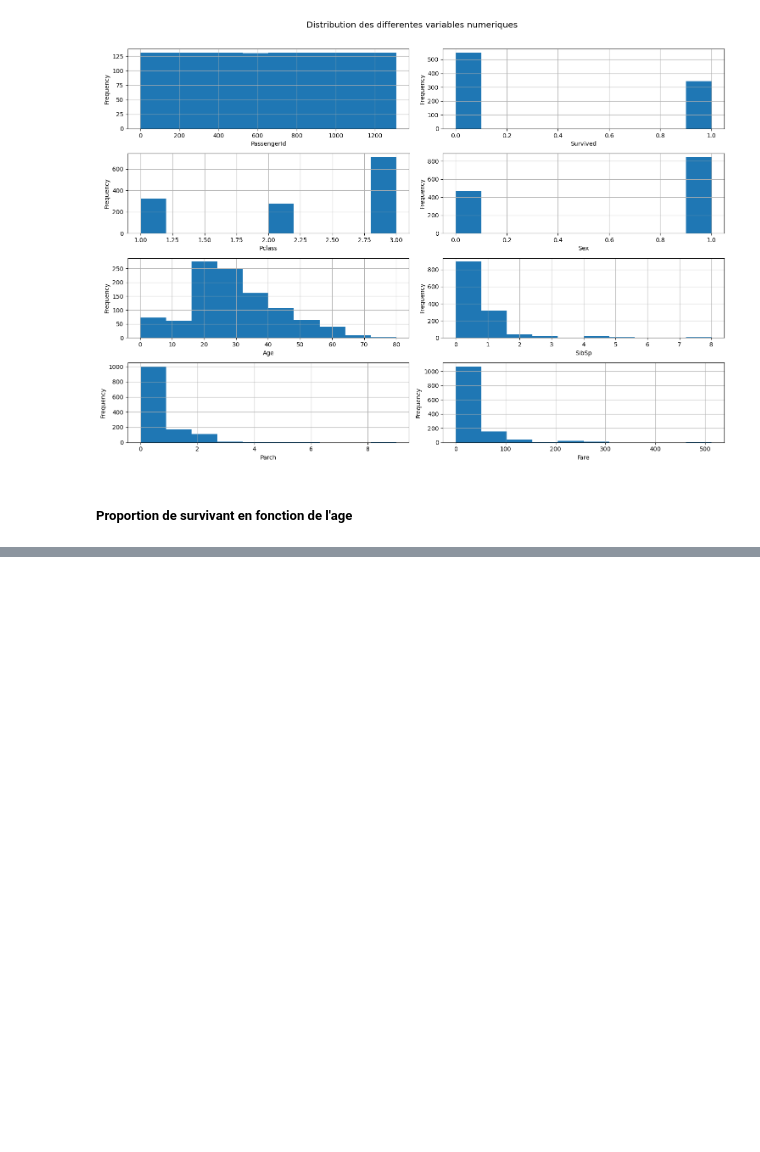
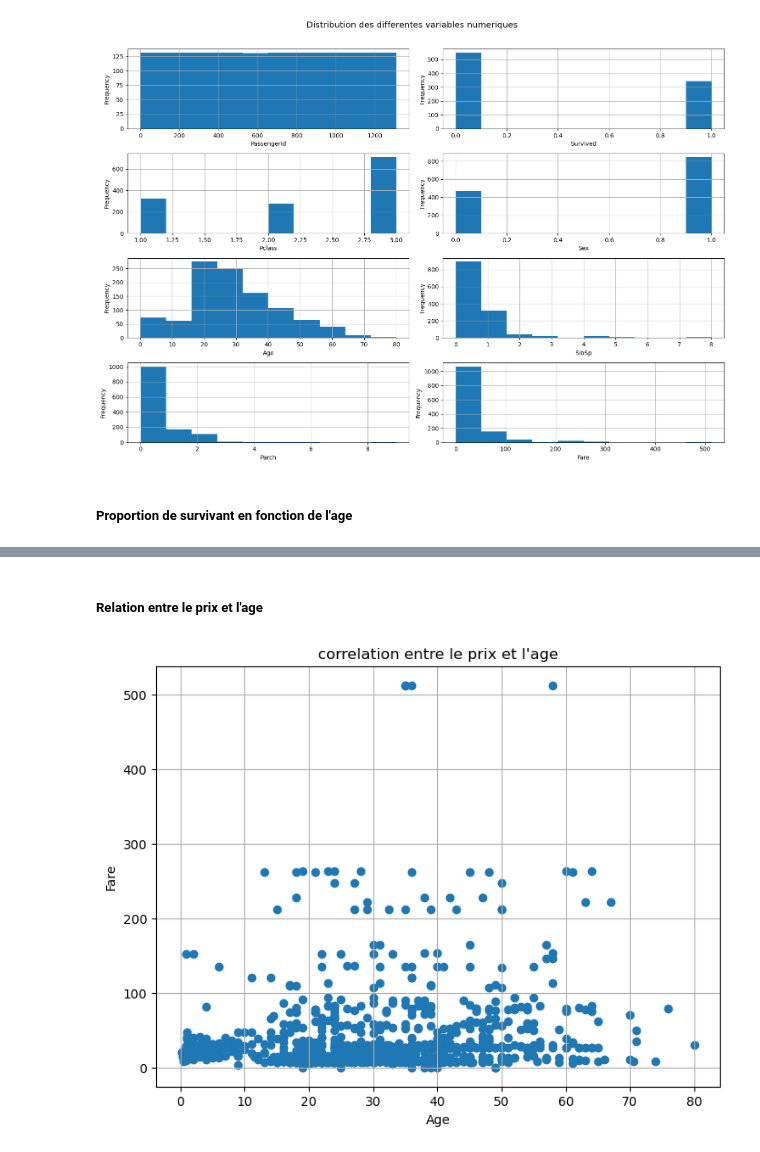
Before and after one commit to fabricepaka/Titanic, a Jupyter notebook: Titanic_Analyse_statistique.ipynb, the cells around one changed output, grey strips where cells are left out. Drawn from its saved outputs; the diff is of its cells as text; code cells hidden in the pictures; blank space fills up the shorter version.

Commit message:
Analyse de correlation et de test d'hypothese

```diff
--- a/Titanic_Analyse_statistique.ipynb
+++ b/Titanic_Analyse_statistique.ipynb
@@ -246,6 +265,22 @@ Text(0.5, 1.05, 'Distribution des differentes variables numeriques')
 ##### Proportion de survivant en fonction de l'age
 # %%
 def classe_age(row):
+    """
+    Categorizes an age value into predefined age classes.
+
+    Parameters:
+    ----------
+    row : int or float
+        The age value to categorize.
+
+    Returns:
+    -------
+    int
+        The age class:
+        - 1 if age is less than 18
+        - 2 if age is between 18 and 50 (inclusive)
+        - 3 if age is greater than 50
+    """
 
     if row < 18:
         row = 1
@@ -263,0 +299,12 @@ pie_plotter('Aclass',['Adolescent','Adulte', 'Vieux'],['#003300','#003333','#003
+# %% [markdown]
+##### Relation entre le prix et l'age
+# %%
+fig, ax = plt.subplots(figsize= (8,6))
+ax.scatter(titanic_df['Age'].values, titanic_df['Fare'].values)
+ax.grid()
+ax.set_xlabel('Age')
+ax.set_ylabel('Fare')
+ax.set_title("correlation entre le prix et l'age")
+plt.show()
+# %% [output]
+[figure, added]
```
Also changed, not shown: parts of 15 cells of this notebook.
